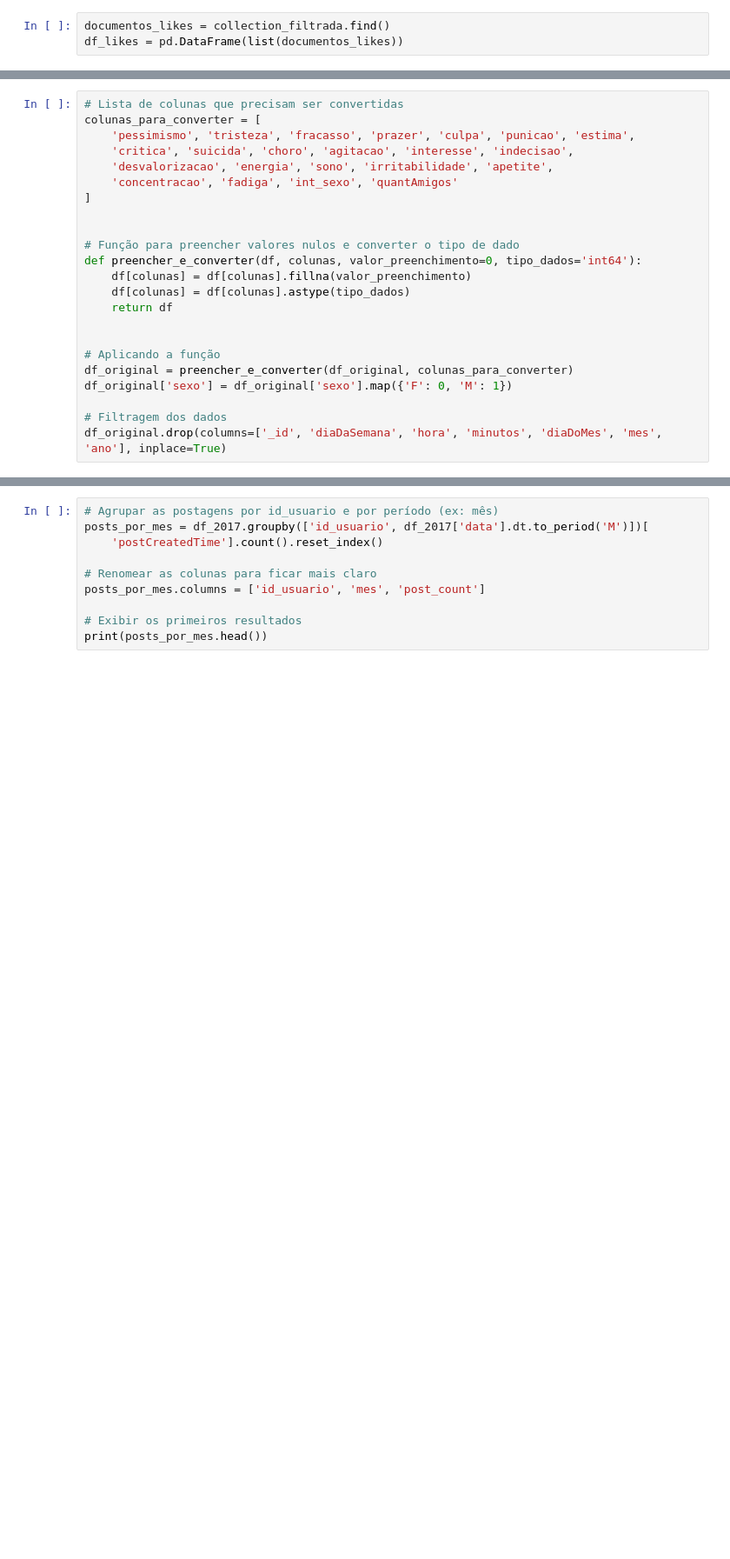
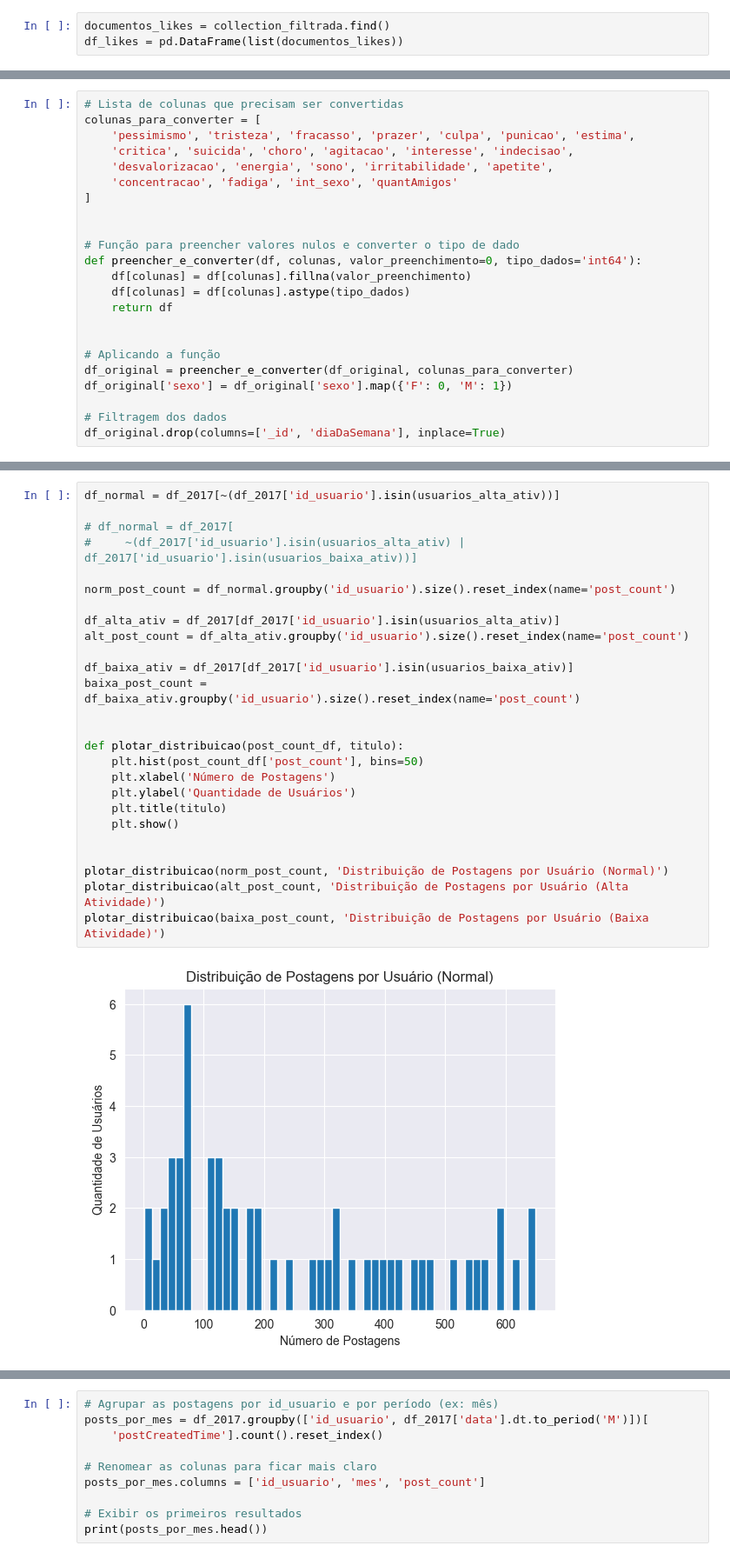
Before and after one commit to paulovitorss/analise_dados, a Jupyter notebook: time_series_eda_5.ipynb, the cells around one changed output, grey strips where cells are left out. Shown at 87% size. Cells and saved outputs as stored; diff of their text form; blank space fills up the shorter version.

Commit message:
Adicionando o cluster para definir os usuarios

```diff
--- a/time_series_eda_5.ipynb
+++ b/time_series_eda_5.ipynb
@@ -81,7 +111,7 @@ df_original = preencher_e_converter(df_original, colunas_para_converter)
 df_original['sexo'] = df_original['sexo'].map({'F': 0, 'M': 1})
 
 # Filtragem dos dados
-df_original.drop(columns=['_id', 'diaDaSemana', 'hora', 'minutos', 'diaDoMes', 'mes', 'ano'], inplace=True)
+df_original.drop(columns=['_id', 'diaDaSemana'], inplace=True)
 # %%
 # Criando novas colunas com o pandas
 df_original['data'] = df_original['postCreatedTime'].dt.date
@@ -148,0 +161,28 @@ plotar_distribuicao(baixa_post_count, 'Distribuição de Postagens por Usuário
+# %%
+df_normal = df_2017[~(df_2017['id_usuario'].isin(usuarios_alta_ativ))]
+
+# df_normal = df_2017[
+#     ~(df_2017['id_usuario'].isin(usuarios_alta_ativ) | df_2017['id_usuario'].isin(usuarios_baixa_ativ))]
+
+norm_post_count = df_normal.groupby('id_usuario').size().reset_index(name='post_count')
+
+df_alta_ativ = df_2017[df_2017['id_usuario'].isin(usuarios_alta_ativ)]
+alt_post_count = df_alta_ativ.groupby('id_usuario').size().reset_index(name='post_count')
+
+df_baixa_ativ = df_2017[df_2017['id_usuario'].isin(usuarios_baixa_ativ)]
+baixa_post_count = df_baixa_ativ.groupby('id_usuario').size().reset_index(name='post_count')
+
+
+def plotar_distribuicao(post_count_df, titulo):
+    plt.hist(post_count_df['post_count'], bins=50)
+    plt.xlabel('Número de Postagens')
+    plt.ylabel('Quantidade de Usuários')
+    plt.title(titulo)
+    plt.show()
+
+
+plotar_distribuicao(norm_post_count, 'Distribuição de Postagens por Usuário (Normal)')
+plotar_distribuicao(alt_post_count, 'Distribuição de Postagens por Usuário (Alta Atividade)')
+plotar_distribuicao(baixa_post_count, 'Distribuição de Postagens por Usuário (Baixa Atividade)')
+# %% [output]
+[figure, added]
```
Also changed, not shown: parts of 34 cells of this notebook, 9 other files.
